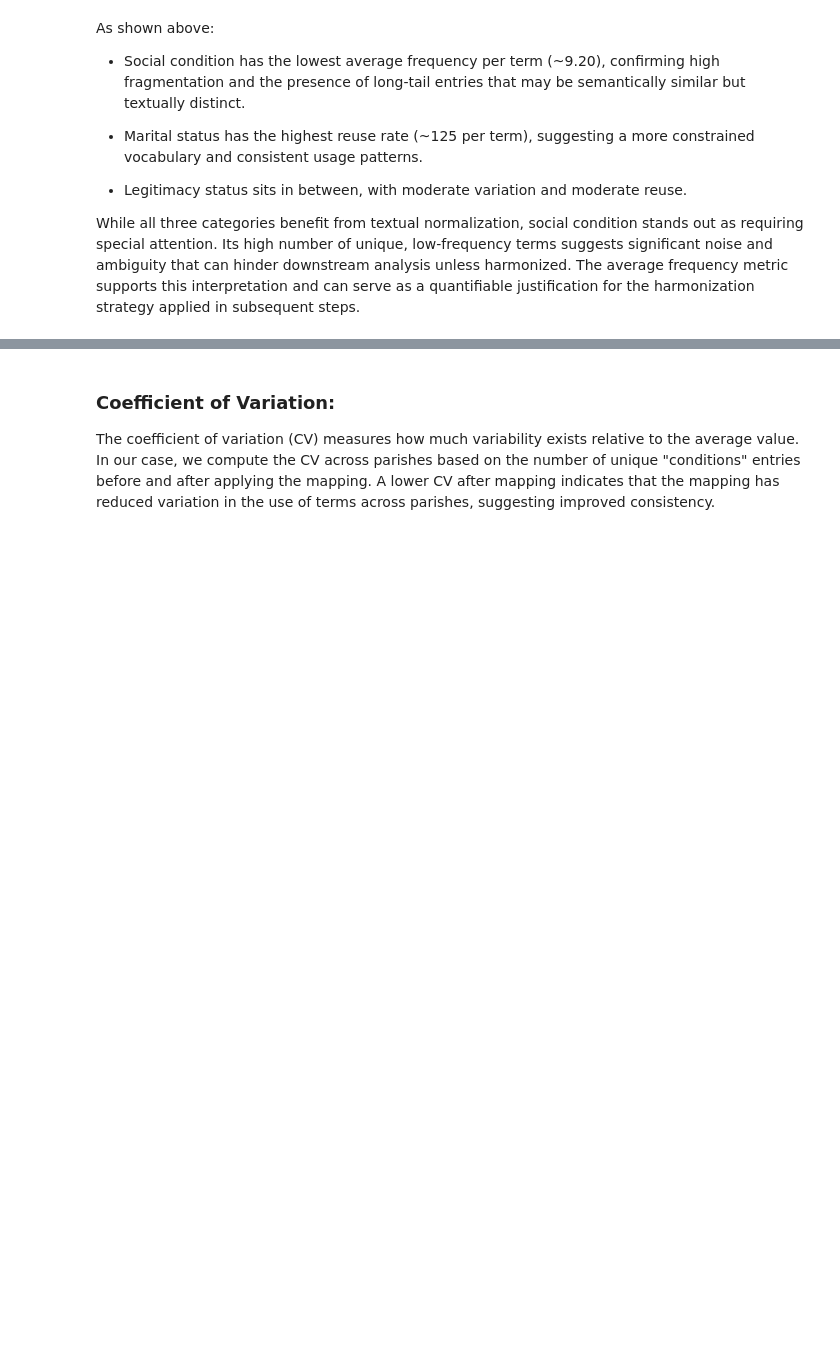
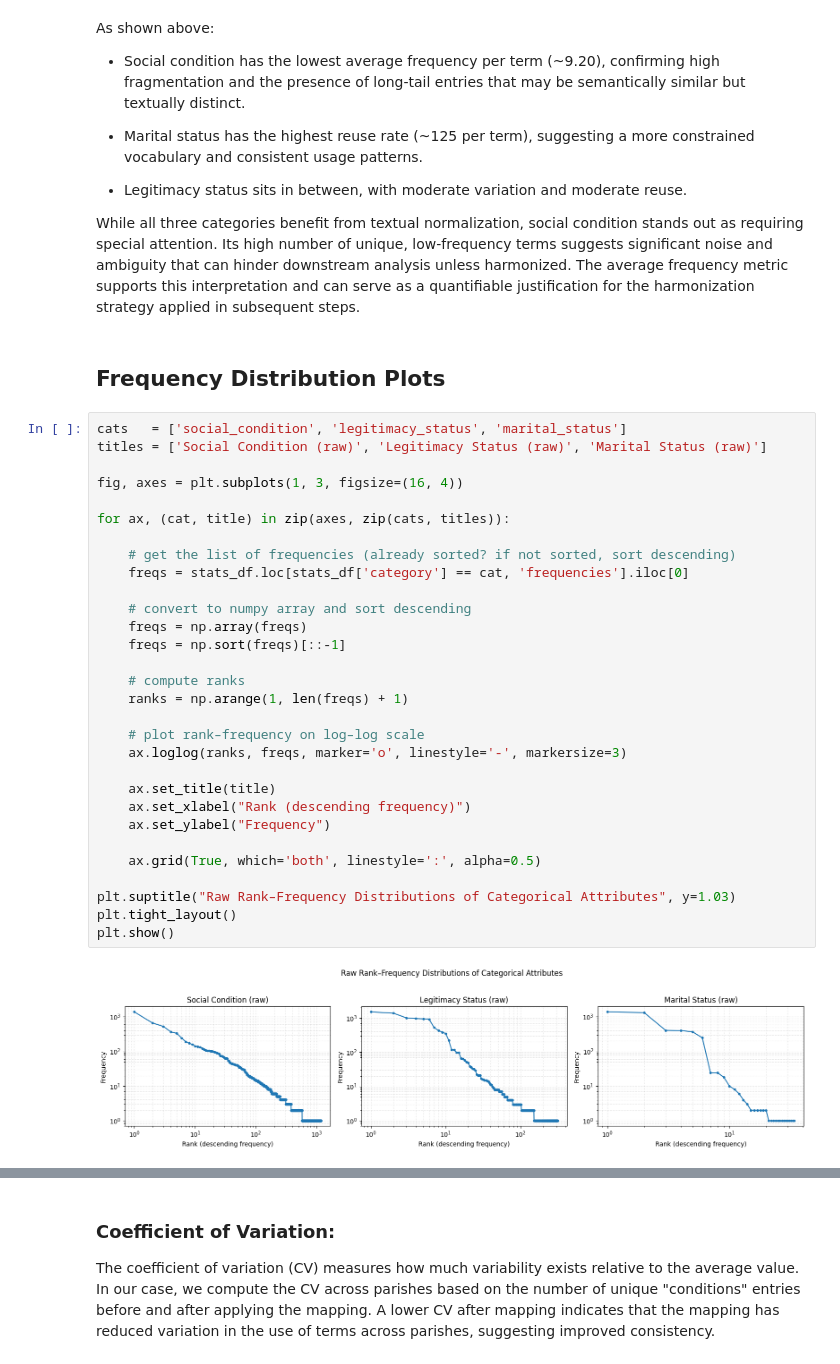
Before and after one commit to UCSB-AMPLab/sondondo, a Jupyter notebook: project_code/3_termExtraction.ipynb, the cells around one changed output, grey strips where cells are left out. Drawn from its saved outputs; the diff is of its cells as text; blank space fills up the shorter version.

```diff
--- a/project_code/3_termExtraction.ipynb
+++ b/project_code/3_termExtraction.ipynb
@@ -213,3 +403,37 @@ As shown above:
 - Legitimacy status sits in between, with moderate variation and moderate reuse.
 
 While all three categories benefit from textual normalization, social condition stands out as requiring special attention. Its high number of unique, low-frequency terms suggests significant noise and ambiguity that can hinder downstream analysis unless harmonized. The average frequency metric supports this interpretation and can serve as a quantifiable justification for the harmonization strategy applied in subsequent steps.
+# %% [markdown]
+## Frequency Distribution Plots
+# %%
+cats   = ['social_condition', 'legitimacy_status', 'marital_status']
+titles = ['Social Condition (raw)', 'Legitimacy Status (raw)', 'Marital Status (raw)']
+
+fig, axes = plt.subplots(1, 3, figsize=(16, 4))
+
+for ax, (cat, title) in zip(axes, zip(cats, titles)):
+
+    # get the list of frequencies (already sorted? if not sorted, sort descending)
+    freqs = stats_df.loc[stats_df['category'] == cat, 'frequencies'].iloc[0]
+
+    # convert to numpy array and sort descending
+    freqs = np.array(freqs)
+    freqs = np.sort(freqs)[::-1]
+
+    # compute ranks
+    ranks = np.arange(1, len(freqs) + 1)
+
+    # plot rank–frequency on log–log scale
+    ax.loglog(ranks, freqs, marker='o', linestyle='-', markersize=3)
+
+    ax.set_title(title)
+    ax.set_xlabel("Rank (descending frequency)")
+    ax.set_ylabel("Frequency")
+
+    ax.grid(True, which='both', linestyle=':', alpha=0.5)
+
+plt.suptitle("Raw Rank–Frequency Distributions of Categorical Attributes", y=1.03)
+plt.tight_layout()
+plt.show()
+# %% [output]
+[figure, added]
```
Also changed, not shown: parts of 7 cells of this notebook, 3 other files.
